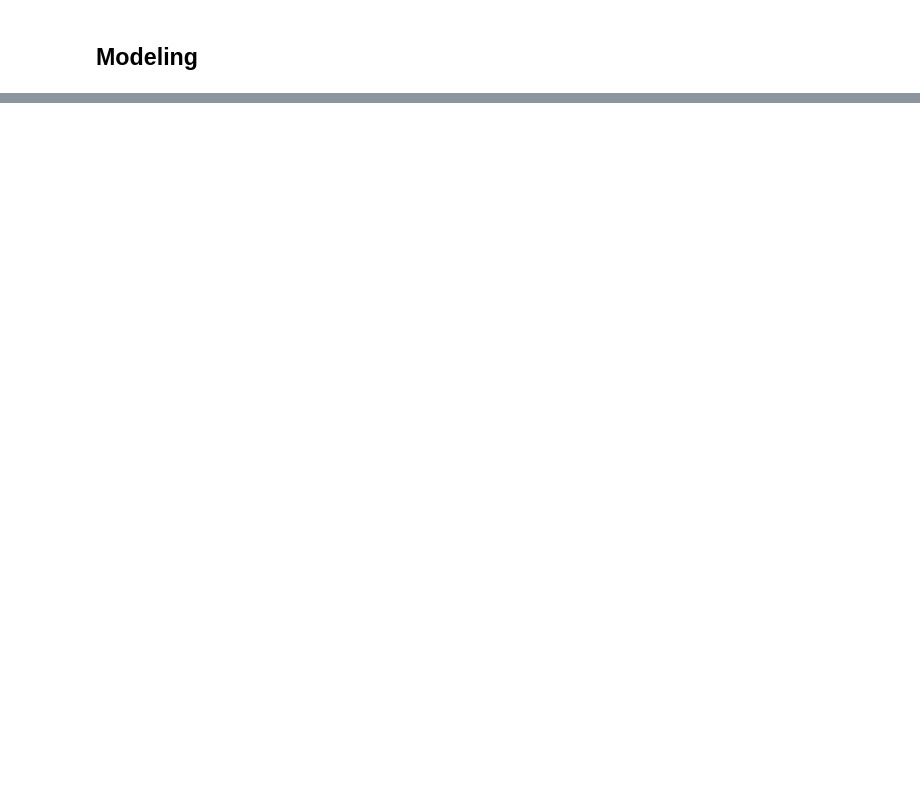
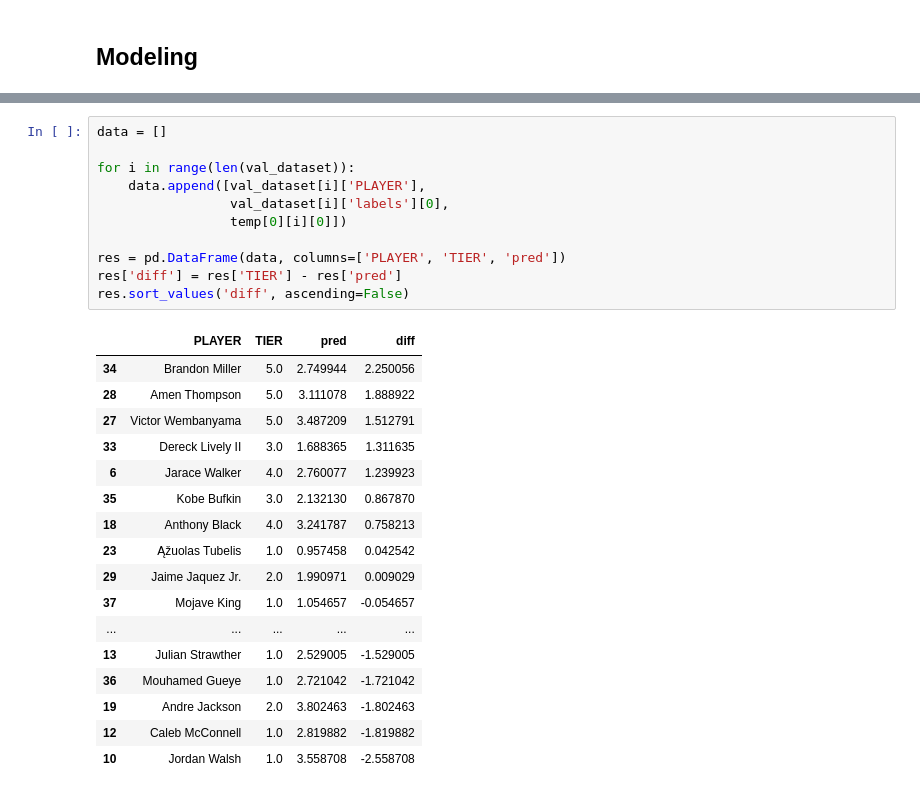
Before and after one commit to xulianrenzoku/decode-vecenie, a Jupyter notebook: modeling/modeling_notebook_reg.ipynb, the cells around one changed output, grey strips where cells are left out. Drawn from its saved outputs; the diff is of its cells as text; blank space fills up the shorter version.

```diff
--- a/modeling/modeling_notebook_reg.ipynb
+++ b/modeling/modeling_notebook_reg.ipynb
@@ -235,0 +286,29 @@ MCRMSE(temp[0], temp[1])
+# %%
+data = []
+
+for i in range(len(val_dataset)):
+    data.append([val_dataset[i]['PLAYER'],
+                 val_dataset[i]['labels'][0],
+                 temp[0][i][0]])
+
+res = pd.DataFrame(data, columns=['PLAYER', 'TIER', 'pred'])
+res['diff'] = res['TIER'] - res['pred']
+res.sort_values('diff', ascending=False)
+# %% [output]
+|  | PLAYER | TIER | pred | diff |
+| 34 | Brandon Miller | 5.0 | 2.749944 | 2.250056 |
+| 28 | Amen Thompson | 5.0 | 3.111078 | 1.888922 |
+| 27 | Victor Wembanyama | 5.0 | 3.487209 | 1.512791 |
+| 33 | Dereck Lively II | 3.0 | 1.688365 | 1.311635 |
+| 6 | Jarace Walker | 4.0 | 2.760077 | 1.239923 |
+| 35 | Kobe Bufkin | 3.0 | 2.132130 | 0.867870 |
+| 18 | Anthony Black | 4.0 | 3.241787 | 0.758213 |
+| 23 | Ąžuolas Tubelis | 1.0 | 0.957458 | 0.042542 |
+| 29 | Jaime Jaquez Jr. | 2.0 | 1.990971 | 0.009029 |
+| 37 | Mojave King | 1.0 | 1.054657 | -0.054657 |
+| ... | ... | ... | ... | ... |
+| 13 | Julian Strawther | 1.0 | 2.529005 | -1.529005 |
+| 36 | Mouhamed Gueye | 1.0 | 2.721042 | -1.721042 |
+| 19 | Andre Jackson | 2.0 | 3.802463 | -1.802463 |
+| 12 | Caleb McConnell | 1.0 | 2.819882 | -1.819882 |
+| 10 | Jordan Walsh | 1.0 | 3.558708 | -2.558708 |
```
Also changed, not shown: parts of 30 cells of this notebook.
